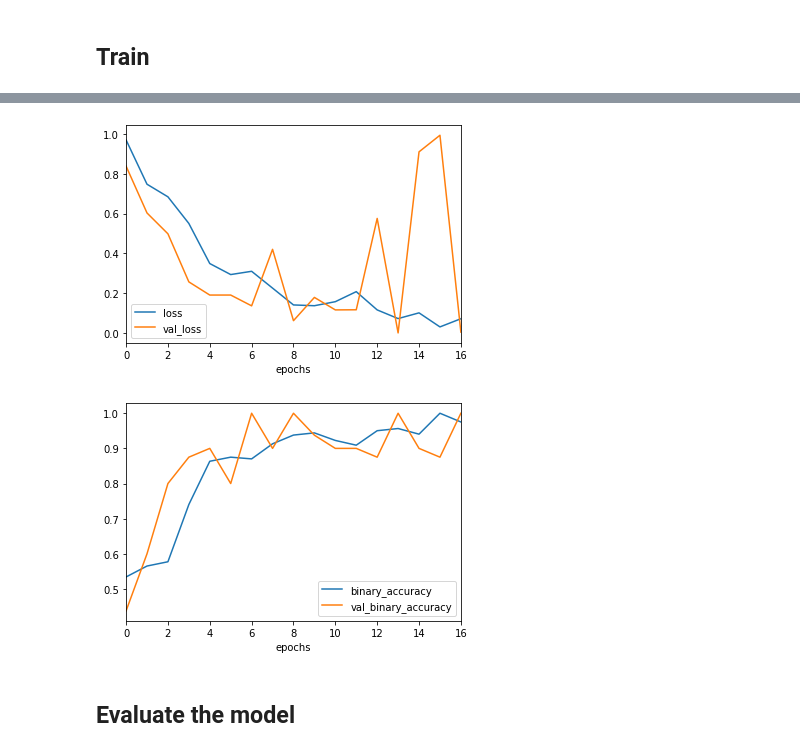
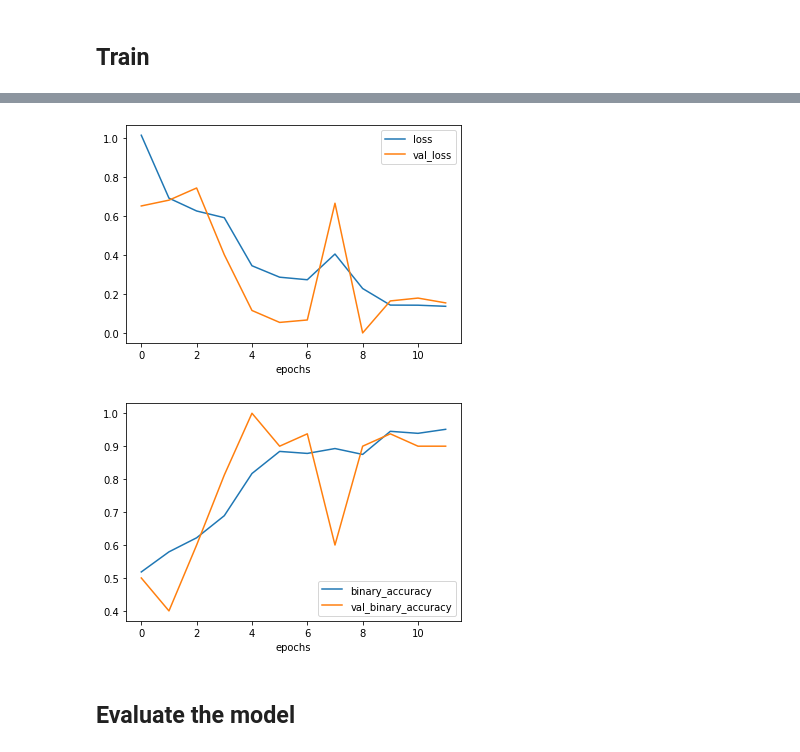
Before and after one commit to alexfc14/fancy-neural-networks, a Jupyter notebook: simple_gradcam_cat_vs_dog.ipynb, the cells around one changed output, grey strips where cells are left out. Drawn from its saved outputs; the diff is of its cells as text; code cells hidden in the pictures.

```diff
--- a/simple_gradcam_cat_vs_dog.ipynb
+++ b/simple_gradcam_cat_vs_dog.ipynb
@@ -229,7 +193,7 @@ _________________________________________________________________
 ## Train
 # %%
 model.fit_generator(train_generator,
-                    epochs=75,
+                    epochs=12,
                     verbose=1,
                     steps_per_epoch= train_step_size,
                     validation_data=valid_generator,
@@ -248,15 +222,14 @@ OSError: ignored
 # %%
 def plot_learning_curve(model):
     """Display loss and metrics at each epoch of a keras model"""
     hist=pd.DataFrame(model.history.history)
     hist=hist.reset_index().rename({'index':'epochs'},axis='columns').set_index('epochs')
-    hist[['loss','val_'+'loss']].plot();plt.show()
-    for loss in model.metrics:
+    for loss in model.metrics_names:
         hist[[loss,'val_'+loss]].plot();plt.show()
 
 plot_learning_curve(model)
 # %% [output]
-[figure, old version]
+[figure, new version]
-[figure, old version]
+[figure, new version]
 # %% [markdown]
 ## Evaluate the model
```
Also changed, not shown: parts of 14 cells of this notebook.
